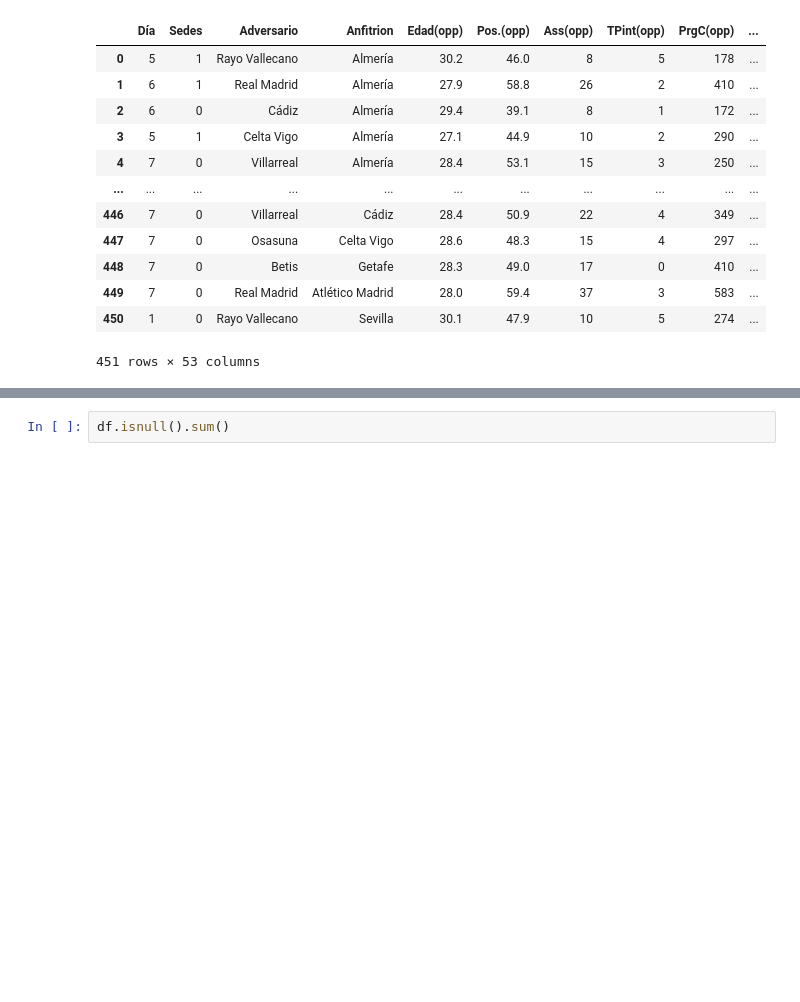
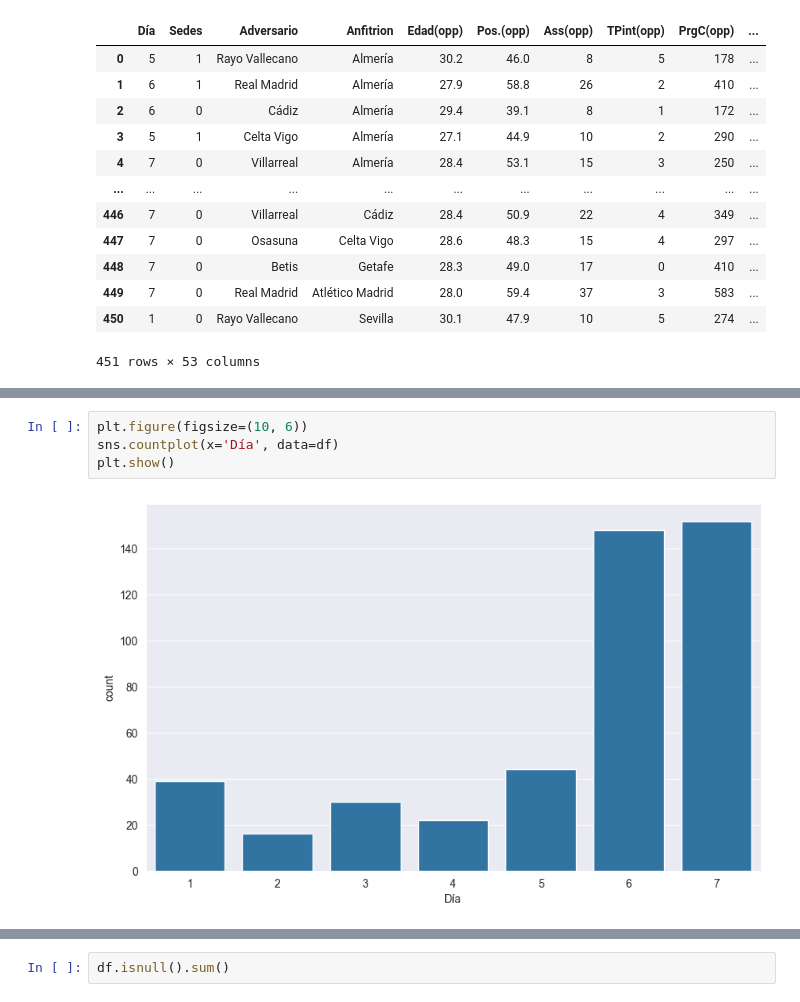
Before and after one commit to JuanPab2009/ProyectoFinalCD, a Jupyter notebook: EDA.ipynb, the cells around one changed output, grey strips where cells are left out. Cells and saved outputs as stored; diff of their text form; blank space fills up the shorter version.

```diff
--- a/EDA.ipynb
+++ b/EDA.ipynb
@@ -37,0 +77,6 @@ df
+# %%
+plt.figure(figsize=(10, 6))
+sns.countplot(x='Día', data=df)
+plt.show()
+# %% [output]
+[figure, added]
```
Also changed, not shown: parts of 9 cells of this notebook.
